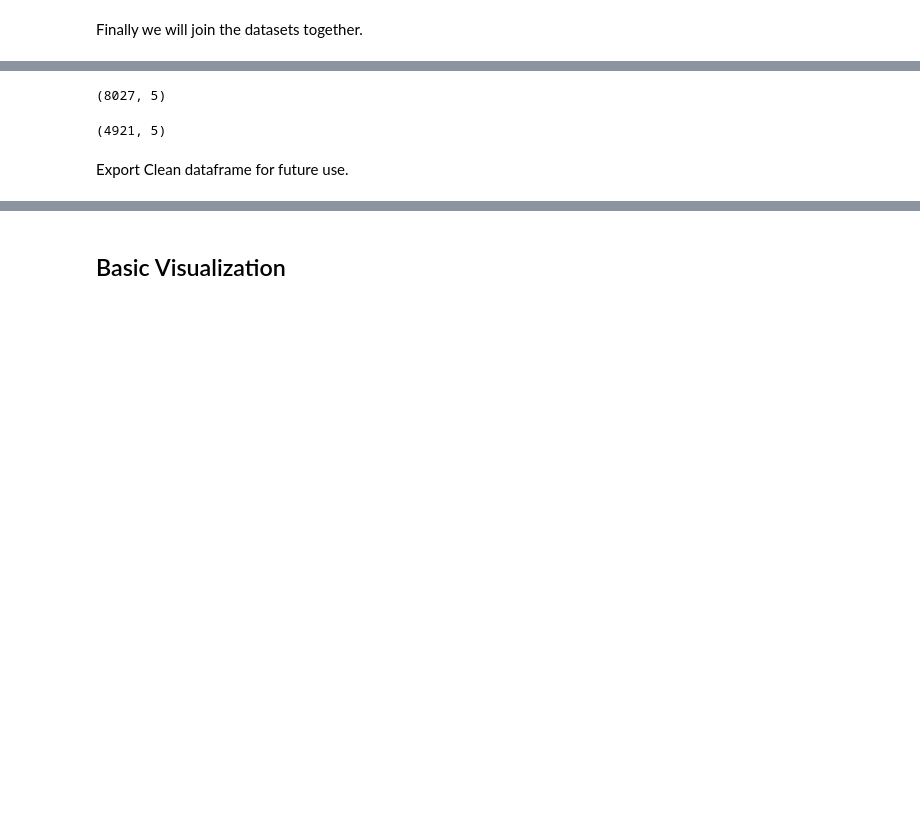
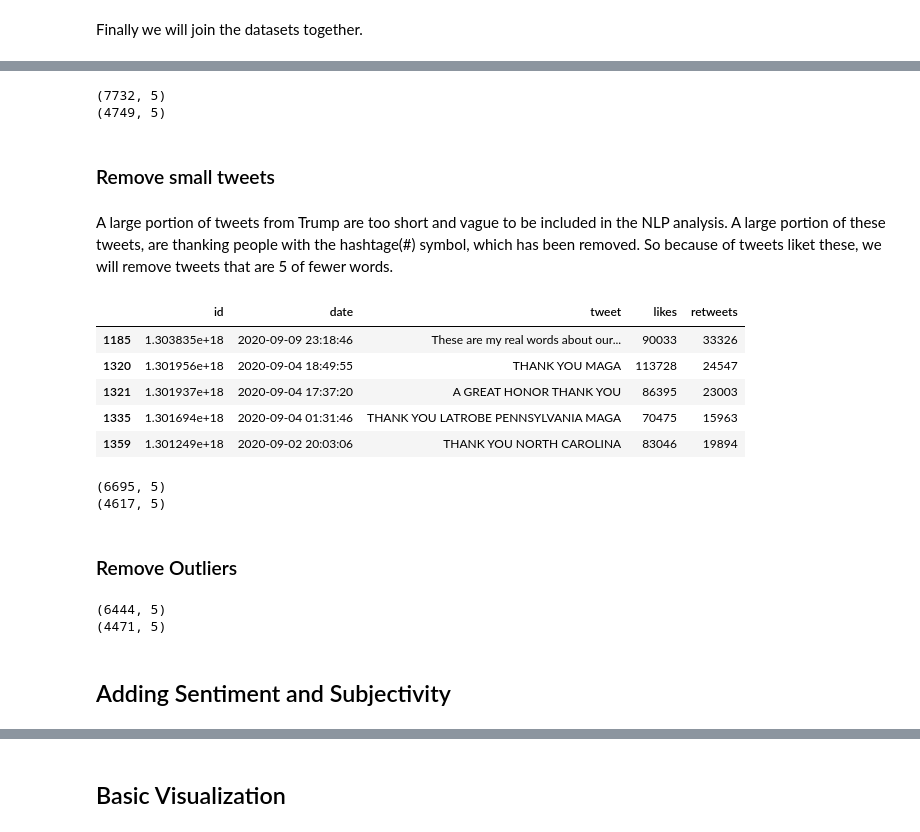
Before and after one commit to jaimev408/TrumpBidenNLP, a Jupyter notebook: Trump Biden NLP.ipynb, the cells around one changed output, grey strips where cells are left out. Cells and saved outputs as stored; diff of their text form; code cells hidden in the pictures; blank space fills up the shorter version.

```diff
--- a/Trump Biden NLP.ipynb
+++ b/Trump Biden NLP.ipynb
@@ -136,6 +141,6 @@ We'll make dataframes for Trump and Biden from the `pkl` files.
 # %%
 dfTrump = pd.DataFrame(data = [[tweet.id, tweet.created_at, tweet.text, tweet.favorite_count, tweet.retweet_count] for tweet in town_tweets],
                  columns= ['id', 'date', 'tweet', 'likes', 'retweets'])
+dfTrump = dfTrump[dfTrump.date <= pd.to_datetime('2020-11-02',  infer_datetime_format=True)]
 print(dfTrump.shape)
-dfTrump.tail()
 # %% [output]
@@ -230,0 +199,2 @@ We use regex to remove any links embedded on Trump's tweets, as some tweets are
+# %%
+TrumpFinal = TrumpFinal.drop_duplicates(subset=['tweet']).copy()
@@ -231,22 +223,49 @@ We use regex to remove any links embedded on Trump's tweets, as some tweets are
 # %%
 def cleaner(txt):
+    #remove '@' mentions
     txt=re.sub(r'@[A-Za-z0-9]+','',txt)
+    #Remove reweet symbols (RT)
     txt=re.sub(r'#','',txt)
+    #remove hashtag symbols (#)
     txt=re.sub(r'RT[\s]+','',txt)
+    #Remove website links
     txt=re.sub(r'https?:\/\/\S+','',txt)
+    #Remove any other symbol
     txt=re.sub(r'[^\w]', ' ', txt)
+    #Punctuation
+    txt=re.sub(r'[_"\-;%()|+&=*%.,!?:#$@\[\]/]', ' ', txt)
+    txt=re.sub(r'amp', '', txt)
     return txt
-
-TrumpFinal['tweet'] = TrumpFinal['tweet'].apply(cleaner)
-TrumpFinal = TrumpFinal[TrumpFinal['tweet'] != ""]
-print(TrumpFinal.shape)
-# %% [output]
-(8027, 5)
 # %%
+TrumpFinal['tweet'] = TrumpFinal['tweet'].apply(cleaner)
+TrumpFinal = TrumpFinal[(TrumpFinal['tweet'] != "") & (TrumpFinal['tweet'] != " ")].copy()
+print(TrumpFinal.shape)
 BidenFinal['tweet'] = BidenFinal['tweet'].apply(cleaner)
-BidenFinal = BidenFinal[BidenFinal['tweet'] != ""]
+BidenFinal = BidenFinal[(BidenFinal['tweet'] != "") & (BidenFinal['tweet'] != " ")].copy()
 print(BidenFinal.shape)
 # %% [output]
-(4921, 5)
+(7732, 5)
+(4749, 5)
-# %% [markdown]
-Export Clean dataframe for future use.
+# %% [markdown]
+### Remove small tweets
+# %% [markdown]
+A large portion of tweets from Trump are too short and vague to be included in the NLP analysis. A large portion of these tweets, are thanking people with the hashtage(#) symbol, which has been removed. So because of tweets liket these, we will remove tweets that are 5 of fewer words.
+# %%
+TrumpFinal[TrumpFinal.tweet.str.contains("THANK YOU")].tail()
+# %% [output]
+|  | id | date | tweet | likes | retweets |
+| 1185 | 1.303835e+18 | 2020-09-09 23:18:46 | These are my real words about our... | 90033 | 33326 |
+| 1320 | 1.301956e+18 | 2020-09-04 18:49:55 | THANK YOU MAGA | 113728 | 24547 |
+| 1321 | 1.301937e+18 | 2020-09-04 17:37:20 | A GREAT HONOR THANK YOU | 86395 | 23003 |
+| 1335 | 1.301694e+18 | 2020-09-04 01:31:46 | THANK YOU LATROBE PENNSYLVANIA MAGA | 70475 | 15963 |
+| 1359 | 1.301249e+18 | 2020-09-02 20:03:06 | THANK YOU NORTH CAROLINA | 83046 | 19894 |
+# %%
+TrumpFinal = TrumpFinal[TrumpFinal.tweet.str.split().str.len().gt(5)].copy()
+BidenFinal = BidenFinal[BidenFinal.tweet.str.split().str.len().gt(5)].copy()
+print(TrumpFinal.shape)
+print(BidenFinal.shape)
+# %% [output]
+(6695, 5)
+(4617, 5)
+# %% [markdown]
+### Remove Outliers
@@ -252,0 +279,10 @@ Export Clean dataframe for future use.
+# %%
+TrumpFinal = removeOutliers(TrumpFinal)
+BidenFinal = removeOutliers(BidenFinal)
+print(TrumpFinal.shape)
+print(BidenFinal.shape)
+# %% [output]
+(6444, 5)
+(4471, 5)
+# %% [markdown]
+## Adding Sentiment and Subjectivity
```
Also changed, not shown: parts of 63 cells of this notebook.
